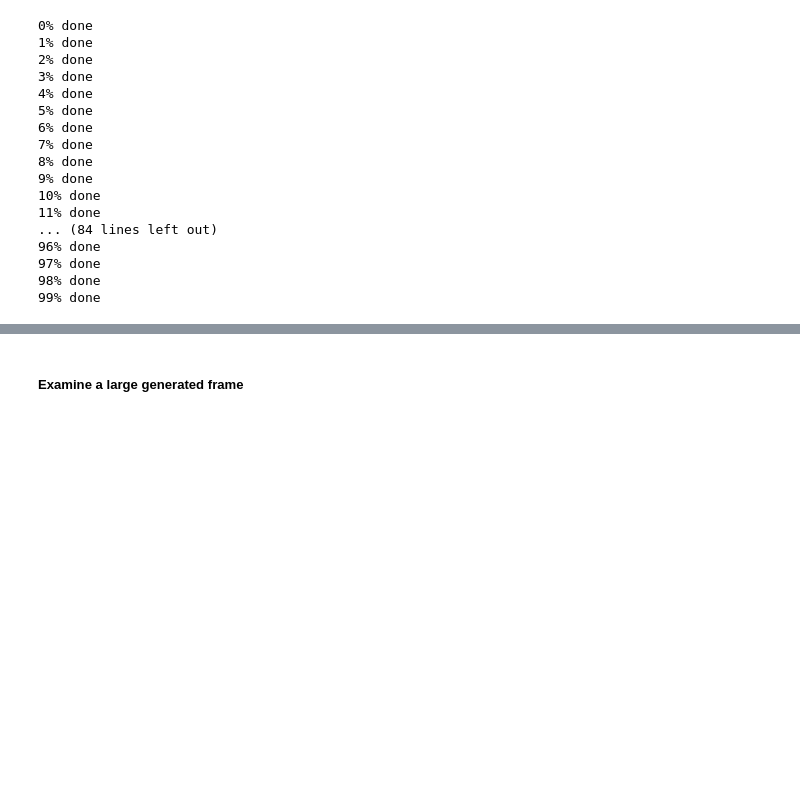
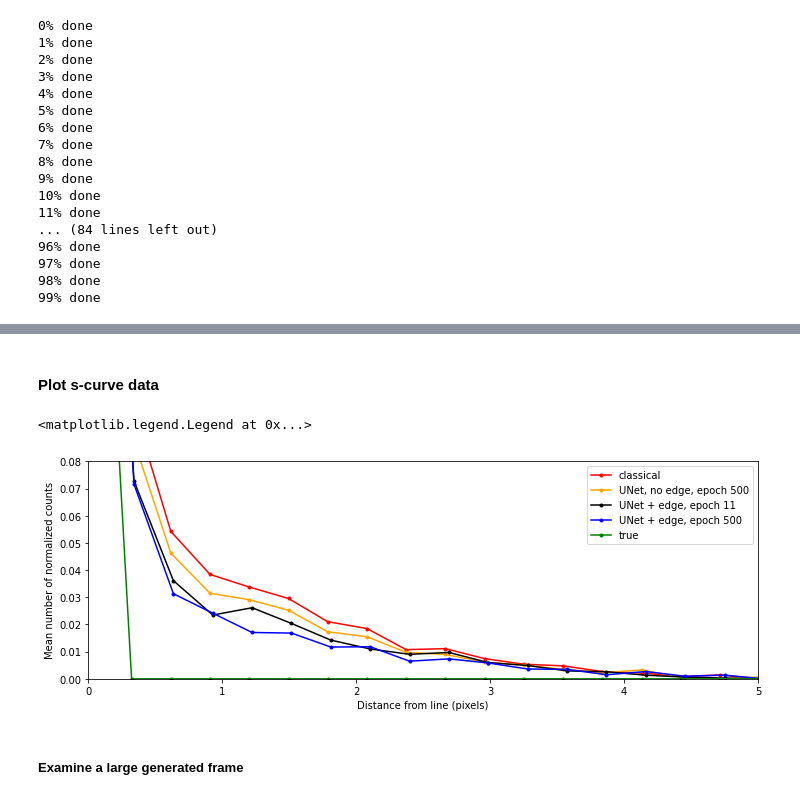
Before and after one commit to jerenner/emsim, a Jupyter notebook: emsim.ipynb, the cells around one changed output, grey strips where cells are left out. Saved outputs shown, nothing was run; the diff lists cells and outputs as text; code cells hidden in the pictures; blank space fills up the shorter version.

```diff
--- a/emsim.ipynb
+++ b/emsim.ipynb
@@ -262,5 +277,50 @@ plt.legend()
 # %%
 np.savez("evt_arrays.npz",evt_arrays=l_evt_arr)
+# %% [markdown]
+#### Plot s-curve data
+# %%
+scurve_noedge = np.load("scurve_noedge_th088.npz")
+bc_label_noedge = scurve_noedge['bcenters_label']
+h_label_noedge = scurve_noedge['hdist_label']
+bc_unet_noedge = scurve_noedge['bcenters_unet']
+h_unet_noedge = scurve_noedge['hdist_unet']
+bc_classical_noedge = scurve_noedge['bcenters_classical']
+h_classical_noedge = scurve_noedge['hdist_classical']
+
+scurve_edge = np.load("scurve_edge_th08.npz")
+bc_label_edge = scurve_edge['bcenters_label']
+h_label_edge = scurve_edge['hdist_label']
+bc_unet_edge = scurve_edge['bcenters_unet']
+h_unet_edge = scurve_edge['hdist_unet']
+bc_classical_edge = scurve_edge['bcenters_classical']
+h_classical_edge = scurve_edge['hdist_classical']
+
+scurve_edge10 = np.load("scurve_edge_th08_epoch10.npz")
+bc_label_edge10 = scurve_edge10['bcenters_label']
+h_label_edge10 = scurve_edge10['hdist_label']
+bc_unet_edge10 = scurve_edge10['bcenters_unet']
+h_unet_edge10 = scurve_edge10['hdist_unet']
+bc_classical_edge10 = scurve_edge10['bcenters_classical']
+h_classical_edge10 = scurve_edge10['hdist_classical']
+
+fig = plt.figure()
+fig.set_figheight(4.0)
+fig.set_figwidth(12.0)
+
+ax1 = fig.add_subplot(111)
+plt.plot(bc_classical_edge,h_classical_edge,'.-',color='red',label='classical')
+plt.plot(bc_unet_noedge,h_unet_noedge,'.-',color='orange',label='UNet, no edge, epoch 500')
+plt.plot(bc_unet_edge10,h_unet_edge10,'.-',color='black',label='UNet + edge, epoch 11')
+plt.plot(bc_unet_edge,h_unet_edge,'.-',color='blue',label='UNet + edge, epoch 500')
+plt.plot(bc_label_edge,h_label_edge,'.-',color='green',label='true')
+plt.xlim([0,5])
+plt.ylim([0,0.08])
+plt.xlabel("Distance from line (pixels)")
+plt.ylabel("Mean number of normalized counts")
+plt.legend()
+# %% [output]
+<matplotlib.legend.Legend at 0x...>
+[figure, added]
 # %% [markdown]
 ##### Examine a large generated frame
 # %%
```
Also changed, not shown: parts of 16 cells of this notebook, 6 other files.
